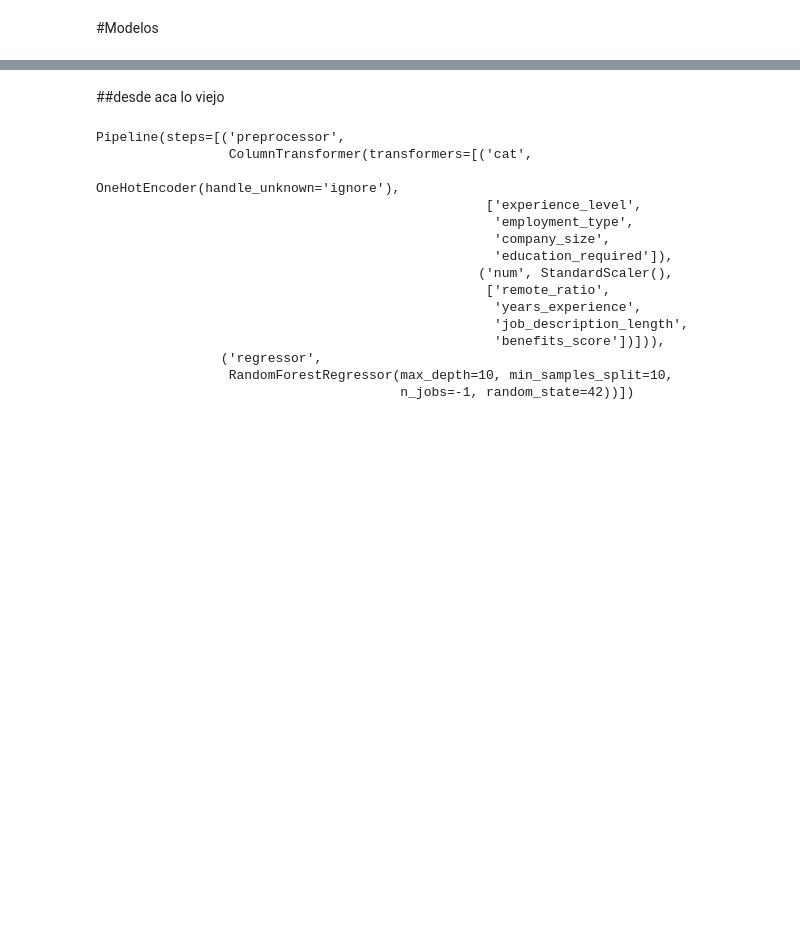
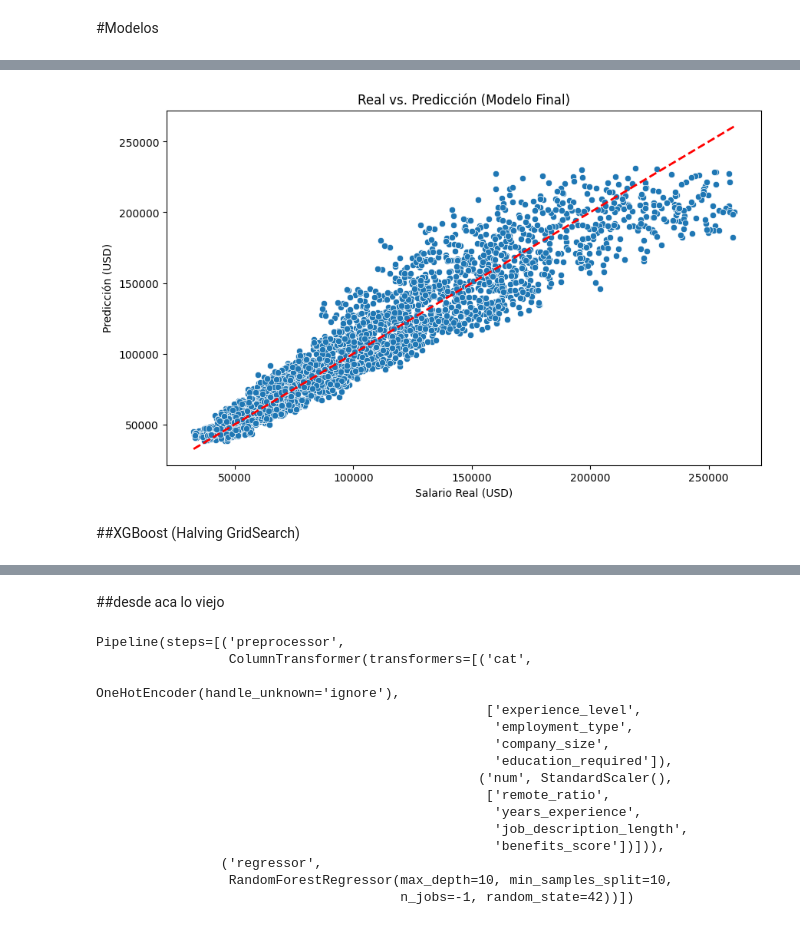
Before and after one commit to EzeRivero/Data-Science-II, a Jupyter notebook: IA_Job_Rivero_Proyecto_Final.ipynb, the cells around one changed output, grey strips where cells are left out. Drawn from its saved outputs; the diff is of its cells as text; code cells hidden in the pictures; blank space fills up the shorter version.

```diff
--- a/IA_Job_Rivero_Proyecto_Final.ipynb
+++ b/IA_Job_Rivero_Proyecto_Final.ipynb
@@ -614,0 +672,13 @@ Testeo: 871.0342928045189
+# %%
+#Veamos gráficamente cómo performó el modelo entre los valores reales y las predicciones
+plt.figure(figsize=(10, 6))
+sns.scatterplot(x=y_test, y=modelo_RF.predict(X_test_scaled))
+plt.plot([y_test.min(), y_test.max()], [y_test.min(), y_test.max()], '--r', linewidth=2)
+plt.xlabel('Salario Real (USD)')
+plt.ylabel('Predicción (USD)')
+plt.title('Real vs. Predicción (Modelo Final)')
+plt.show()
+# %% [output]
+[figure, added]
+# %% [markdown]
+##XGBoost (Halving GridSearch)
```
Also changed, not shown: parts of 24 cells of this notebook.
